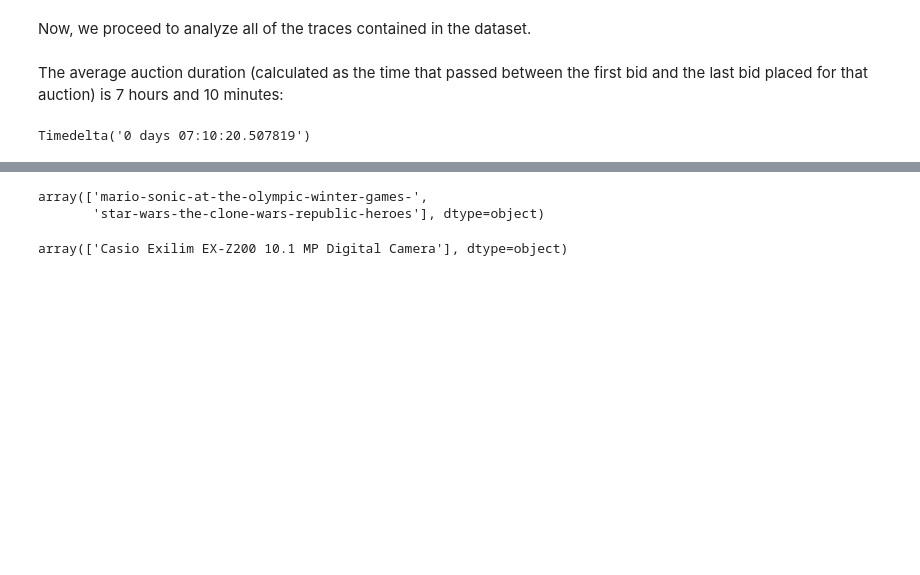
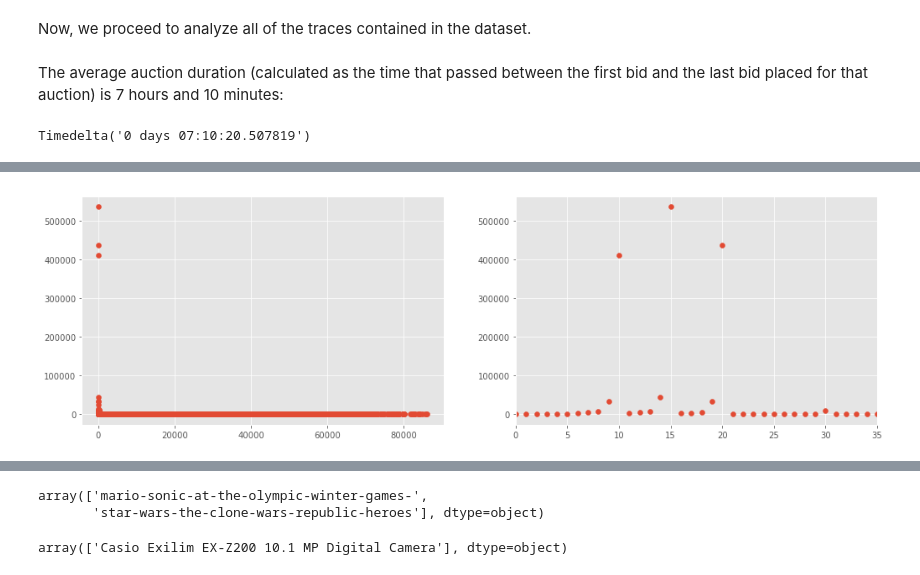
Before and after one commit to sergio-valmorisco-sierra/tfm_data_science_sergio_valmorisco_sierra, a Jupyter notebook: Estadisticas.ipynb, the cells around one changed output, grey strips where cells are left out. Cells and saved outputs as stored; diff of their text form; code cells hidden in the pictures; blank space fills up the shorter version.

```diff
--- a/Estadisticas.ipynb
+++ b/Estadisticas.ipynb
@@ -142,3 +144,5 @@ outcomesDf['swoopo_profit'] = outcomesDf['swoopo_sale_price']-outcomesDf['retail
+# %%
+outcomesDf['winner_benefit'] = outcomesDf['retail'] - (outcomesDf['finalprice'] + outcomesDf['bidfee'] * outcomesDf['placedbids'])
 # %% [markdown]
 In order to identify the different items sold in the auctions, the columns "product_id", "item" and "desc" can be used. An analysis of the unique values contained in these columns is now performed. Each one of them contains a different number of unique values.
 # %%
@@ -1296,3 +1136,0 @@ print(meanTimeBetweenWinnerBidsList[0].to_timedelta64)
-# %%
-meanTimeBetweenWinnerBids=[]
-meanTimeBetweenWinnerBids
@@ -1304,0 +1334,17 @@ SyntaxError: invalid syntax (<ipython-input-100-4cb95eda7104>, line 1)
+# %%
+bidsPerCountdownClockValueDictionary = {}
+for singleAuctionBidsPerCountdownClockValue in bidsPerCountdownClockValueList:
+    for index, value in singleAuctionBidsPerCountdownClockValue.iteritems():
+        if index in bidsPerCountdownClockValueDictionary:
+            bidsPerCountdownClockValueDictionary[index] += value
+        else:
+            bidsPerCountdownClockValueDictionary[index] = value
+
+sortedBidsPerCountdownClockValue = sorted(bidsPerCountdownClockValueDictionary.items(), key=operator.itemgetter(1), reverse = True)
+sortedBidsPerCountdownClockValue
+
+countdownClockValueList = []
+bidCountList = []
+for countdownClockValue, bidCount in sortedBidsPerCountdownClockValue:
+    countdownClockValueList.append(countdownClockValue)
+    bidCountList.append(bidCount)
@@ -1304,0 +1353,10 @@ SyntaxError: invalid syntax (<ipython-input-100-4cb95eda7104>, line 1)
+# %%
+plt.figure(figsize=(17,5))
+plt.subplot(121)
+plt.scatter(countdownClockValueList,bidCountList)
+plt.subplot(122)
+plt.scatter(countdownClockValueList,bidCountList)
+plt.xlim((0, 35))
+plt.show()
+# %% [output]
+[figure, added]
```
Also changed, not shown: parts of 40 cells of this notebook.
